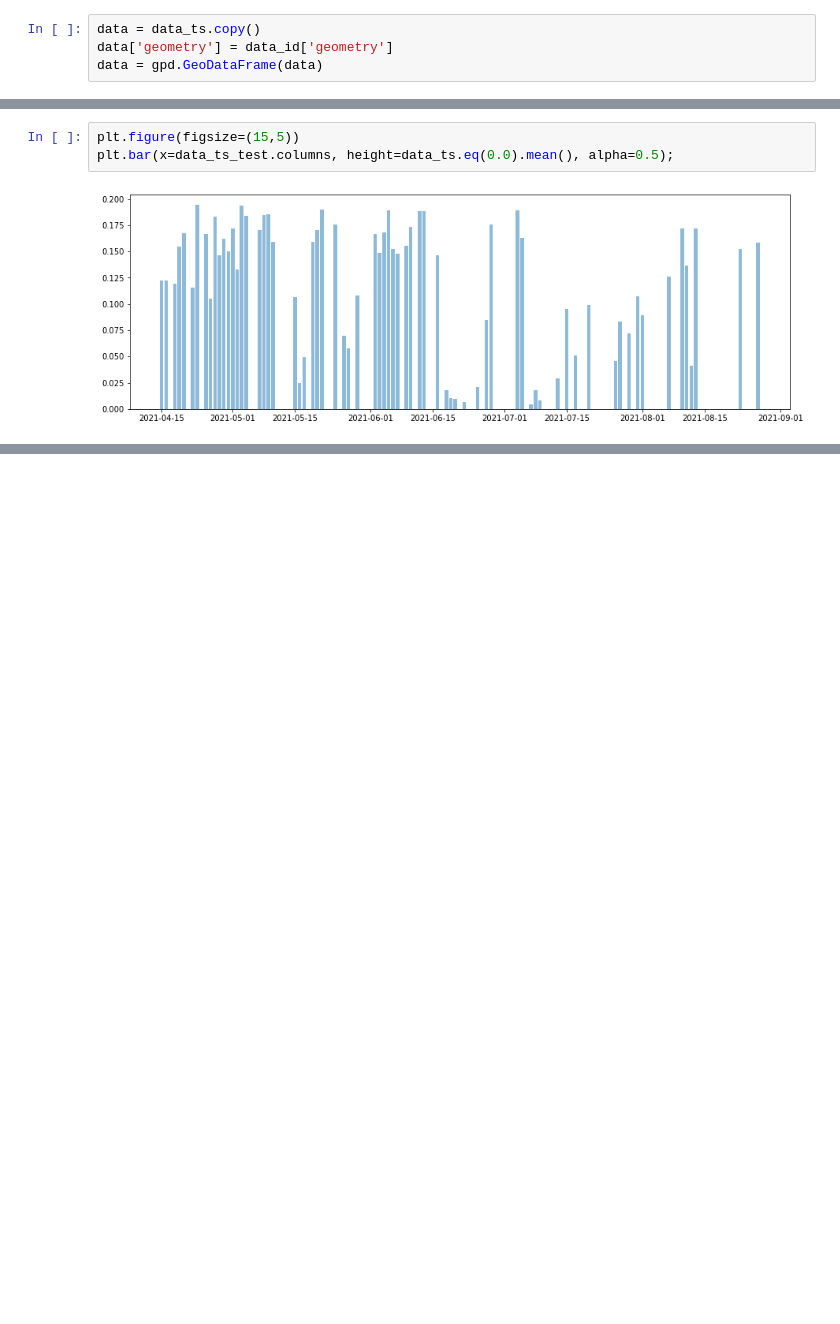
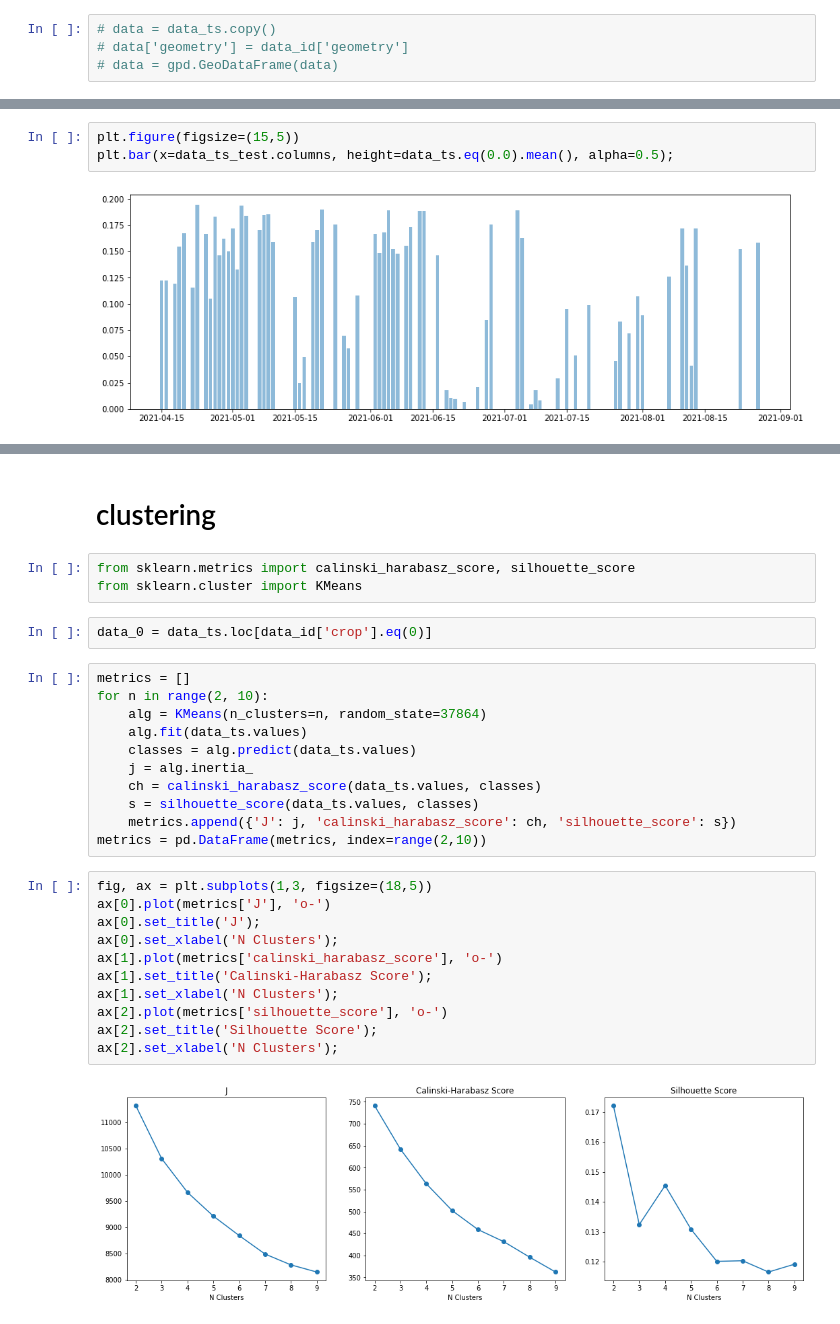
Before and after one commit to yuasosnin/aihacks-2022-fields, a Jupyter notebook: mining.ipynb, the cells around one changed output, grey strips where cells are left out. Drawn from its saved outputs; the diff is of its cells as text; blank space fills up the shorter version.

```diff
--- a/mining.ipynb
+++ b/mining.ipynb
@@ -22,6 +25,6 @@ data_test = read_data('data/test_dataset_test_2.csv')
 data_ts, data_id = process_data(data)
 data_ts_test, data_id_test = process_data(data_test)
 # %%
-data = data_ts.copy()
-data['geometry'] = data_id['geometry']
-data = gpd.GeoDataFrame(data)
+# data = data_ts.copy()
+# data['geometry'] = data_id['geometry']
+# data = gpd.GeoDataFrame(data)
@@ -265,0 +112,31 @@ print('Finished Training')
+# %% [markdown]
+# clustering
+# %%
+from sklearn.metrics import calinski_harabasz_score, silhouette_score
+from sklearn.cluster import KMeans
+# %%
+data_0 = data_ts.loc[data_id['crop'].eq(0)]
+# %%
+metrics = []
+for n in range(2, 10):
+    alg = KMeans(n_clusters=n, random_state=37864)
+    alg.fit(data_ts.values)
+    classes = alg.predict(data_ts.values)
+    j = alg.inertia_
+    ch = calinski_harabasz_score(data_ts.values, classes)
+    s = silhouette_score(data_ts.values, classes)
+    metrics.append({'J': j, 'calinski_harabasz_score': ch, 'silhouette_score': s})
+metrics = pd.DataFrame(metrics, index=range(2,10))
+# %%
+fig, ax = plt.subplots(1,3, figsize=(18,5))
+ax[0].plot(metrics['J'], 'o-')
+ax[0].set_title('J');
+ax[0].set_xlabel('N Clusters');
+ax[1].plot(metrics['calinski_harabasz_score'], 'o-')
+ax[1].set_title('Calinski-Harabasz Score');
+ax[1].set_xlabel('N Clusters');
+ax[2].plot(metrics['silhouette_score'], 'o-')
+ax[2].set_title('Silhouette Score');
+ax[2].set_xlabel('N Clusters');
+# %% [output]
+[figure, added]
```
Also changed, not shown: parts of 33 cells of this notebook, 9 other files.
